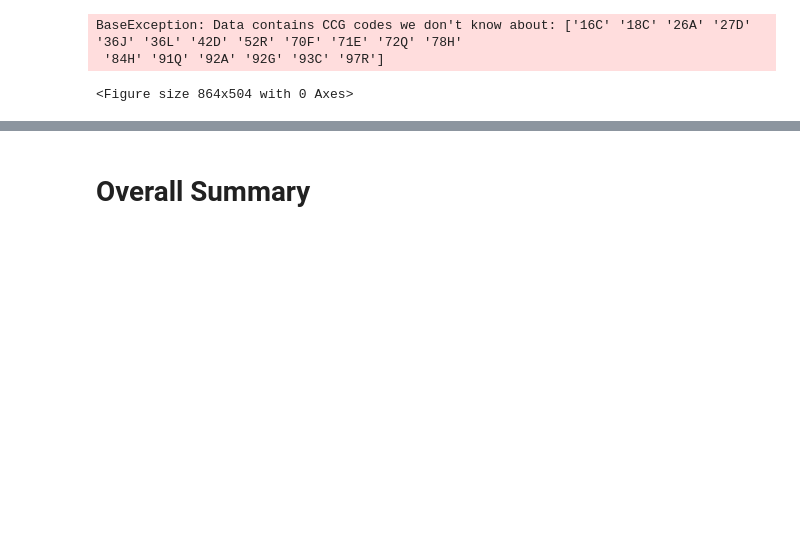
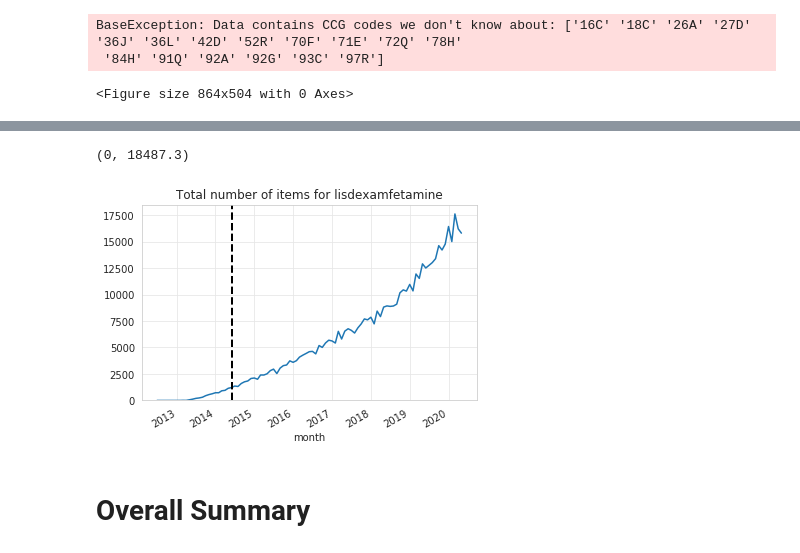
Before and after one commit to ebmdatalab/cd-legislation-notebook, a Jupyter notebook: notebooks/legislative.change.ipynb, the cells around one changed output, grey strips where cells are left out. Drawn from its saved outputs; the diff is of its cells as text; code cells hidden in the pictures; blank space fills up the shorter version.

Commit message:
lisdexamfet changes

```diff
--- a/notebooks/legislative.change.ipynb
+++ b/notebooks/legislative.change.ipynb
@@ -301,0 +304,23 @@ BaseException: Data contains CCG codes we don't know about: ['16C' '18C' '26A' '
+# %%
+sql6 = '''
+SELECT
+  month,
+  bnf_name,
+  bnf_code,
+  SUM(items) AS total_items,
+  SUM(actual_cost) AS total_cost
+FROM
+  ebmdatalab.hscic.normalised_prescribing AS rx
+WHERE
+ bnf_code LIKE '0404000U0%'
+GROUP BY
+  month,
+  bnf_name,
+  bnf_code
+ORDER BY
+  month
+'''
+
+df_lisdex = bq.cached_read(sql6, csv_path=os.path.join('..', 'data', 'df_lisdex.csv'))
+df_lisdex['month'] = pd.to_datetime(df_lisdex['month'])
+df_lisdex.head(5)
@@ -302,2 +334,9 @@ BaseException: Data contains CCG codes we don't know about: ['16C' '18C' '26A' '
+# %%
+ax = df_lisdex.groupby(["month"])['total_items'].sum().plot(kind='line', title="Total number of items for lisdexamfetamine")
+ax.axvline(pd.to_datetime('2014-06-01'), color='black', linestyle='--', lw=2) ##law change
+plt.ylim(0, )
+# %% [output]
+(0, 18487.3)
+[figure, added]
 # %% [markdown]
 # Overall Summary <a id='summ'></a>
```
Also changed, not shown: parts of 8 cells of this notebook, 3 other files.
